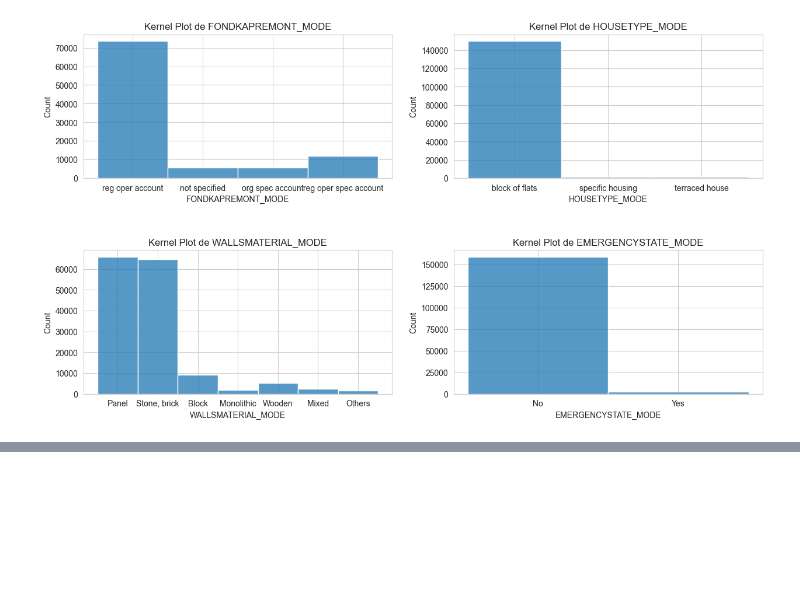
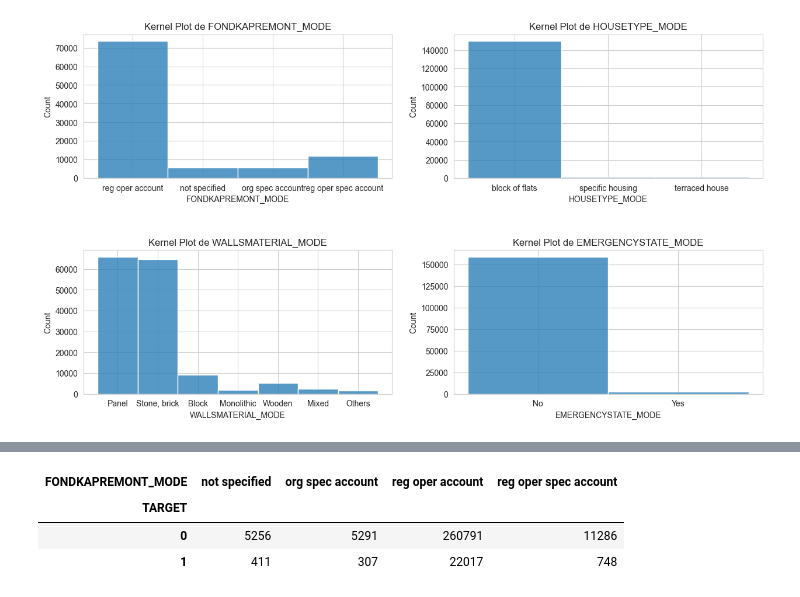
Before and after one commit to SamuelBaheux/Challenge_Nexialog, a Jupyter notebook: notebooks/feature_selection.ipynb, the cells around one changed output, grey strips where cells are left out. Saved outputs shown, nothing was run; the diff lists cells and outputs as text; code cells hidden in the pictures; blank space fills up the shorter version.

```diff
--- a/notebooks/feature_selection.ipynb
+++ b/notebooks/feature_selection.ipynb
@@ -78,0 +171,7 @@ AA
+# %%
+pd.crosstab(data["TARGET"], data["FONDKAPREMONT_MODE"])
+# %% [output]
+| FONDKAPREMONT_MODE | not specified | org spec account | reg oper account | reg oper spec account |
+| TARGET |  |  |  |  |
+| 0 | 5256 | 5291 | 260791 | 11286 |
+| 1 | 411 | 307 | 22017 | 748 |
```
Also changed, not shown: parts of 16 cells of this notebook, 7 other files.
